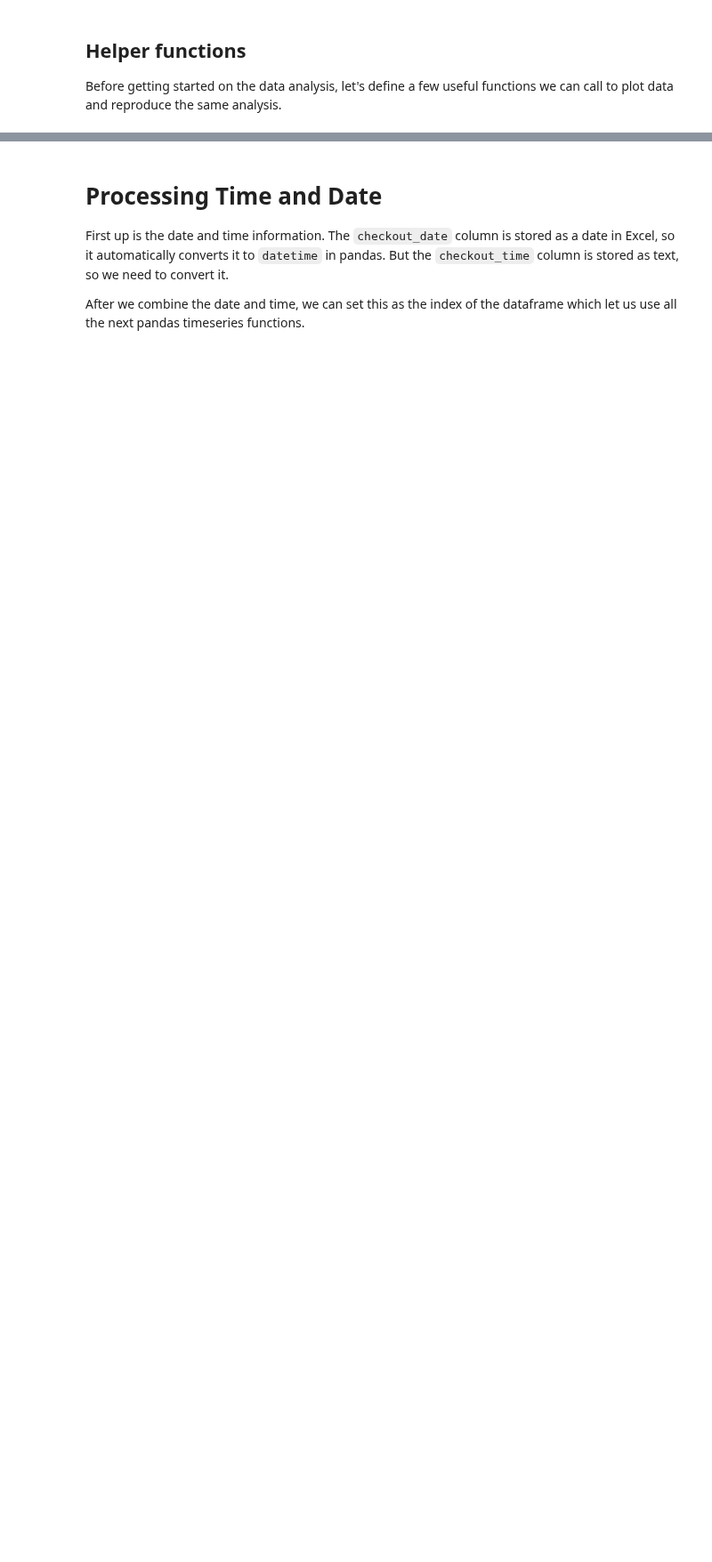
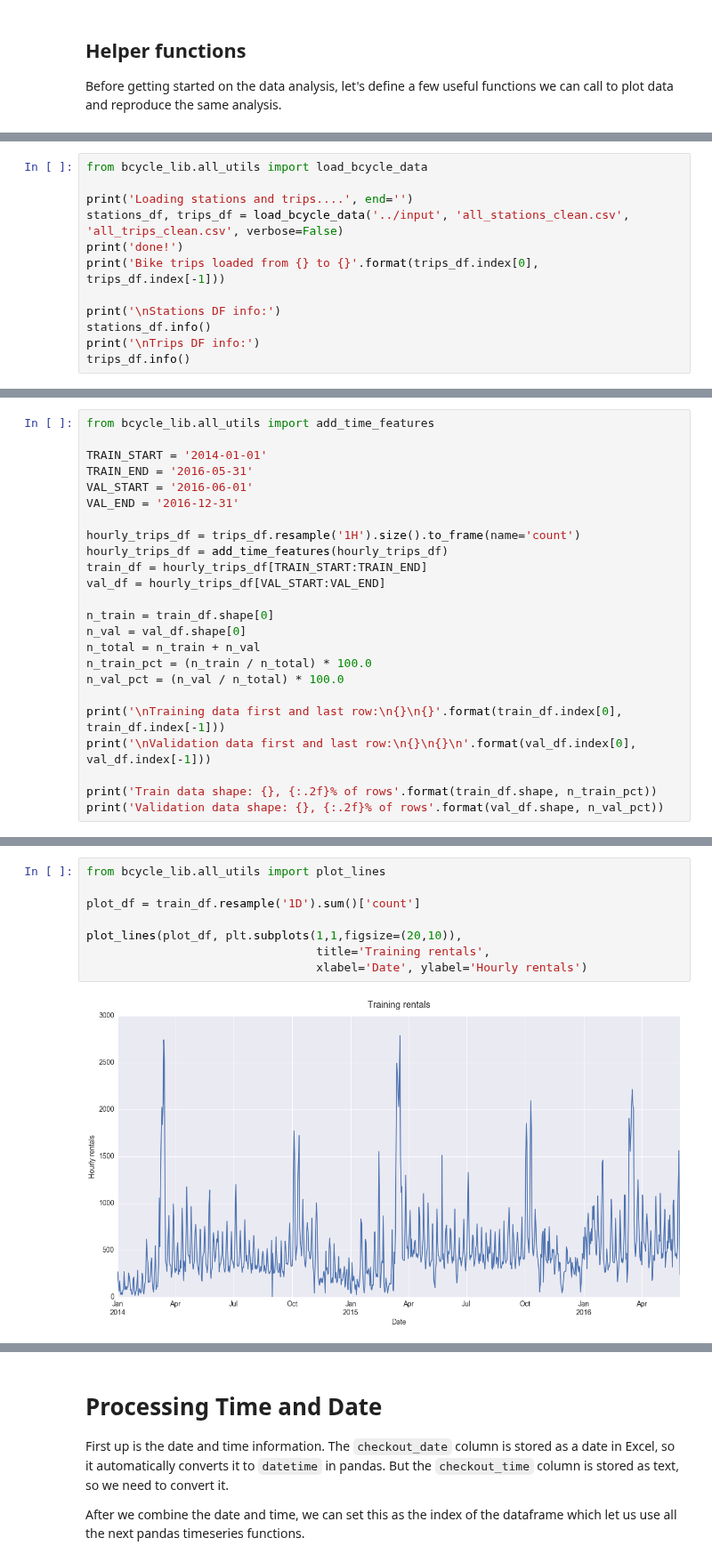
Before and after one commit to timgasser/bcycle-austin, a Jupyter notebook: notebooks/bcycle_all_data_models.ipynb, the cells around one changed output, grey strips where cells are left out. Shown at 89% size. Saved outputs shown, nothing was run; the diff lists cells and outputs as text; blank space fills up the shorter version.

```diff
--- a/notebooks/bcycle_all_data_models.ipynb
+++ b/notebooks/bcycle_all_data_models.ipynb
@@ -217,0 +51,12 @@ plot_df['log_duration'.plot.line(figsize=(20,10))
+# %%
+from bcycle_lib.all_utils import load_bcycle_data
+
+print('Loading stations and trips....', end='')
+stations_df, trips_df = load_bcycle_data('../input', 'all_stations_clean.csv', 'all_trips_clean.csv', verbose=False)
+print('done!')
+print('Bike trips loaded from {} to {}'.format(trips_df.index[0], trips_df.index[-1]))
+
+print('\nStations DF info:')
+stations_df.info()
+print('\nTrips DF info:')
+trips_df.info()
@@ -217,0 +217,24 @@ plot_df['log_duration'.plot.line(figsize=(20,10))
+# %%
+from bcycle_lib.all_utils import add_time_features
+
+TRAIN_START = '2014-01-01'
+TRAIN_END = '2016-05-31'
+VAL_START = '2016-06-01'
+VAL_END = '2016-12-31'
+
+hourly_trips_df = trips_df.resample('1H').size().to_frame(name='count')
+hourly_trips_df = add_time_features(hourly_trips_df)
+train_df = hourly_trips_df[TRAIN_START:TRAIN_END]
+val_df = hourly_trips_df[VAL_START:VAL_END]
+
+n_train = train_df.shape[0]
+n_val = val_df.shape[0]
+n_total = n_train + n_val
+n_train_pct = (n_train / n_total) * 100.0
+n_val_pct = (n_val / n_total) * 100.0
+
+print('\nTraining data first and last row:\n{}\n{}'.format(train_df.index[0], train_df.index[-1]))
+print('\nValidation data first and last row:\n{}\n{}\n'.format(val_df.index[0], val_df.index[-1]))
+
+print('Train data shape: {}, {:.2f}% of rows'.format(train_df.shape, n_train_pct))
+print('Validation data shape: {}, {:.2f}% of rows'.format(val_df.shape, n_val_pct))
@@ -217,0 +256,10 @@ plot_df['log_duration'.plot.line(figsize=(20,10))
+# %%
+from bcycle_lib.all_utils import plot_lines
+
+plot_df = train_df.resample('1D').sum()['count']
+
+plot_lines(plot_df, plt.subplots(1,1,figsize=(20,10)),
+                                 title='Training rentals',
+                                 xlabel='Date', ylabel='Hourly rentals')
+# %% [output]
+[figure, added]
```
Also changed, not shown: parts of 63 cells of this notebook, 2 other files.
